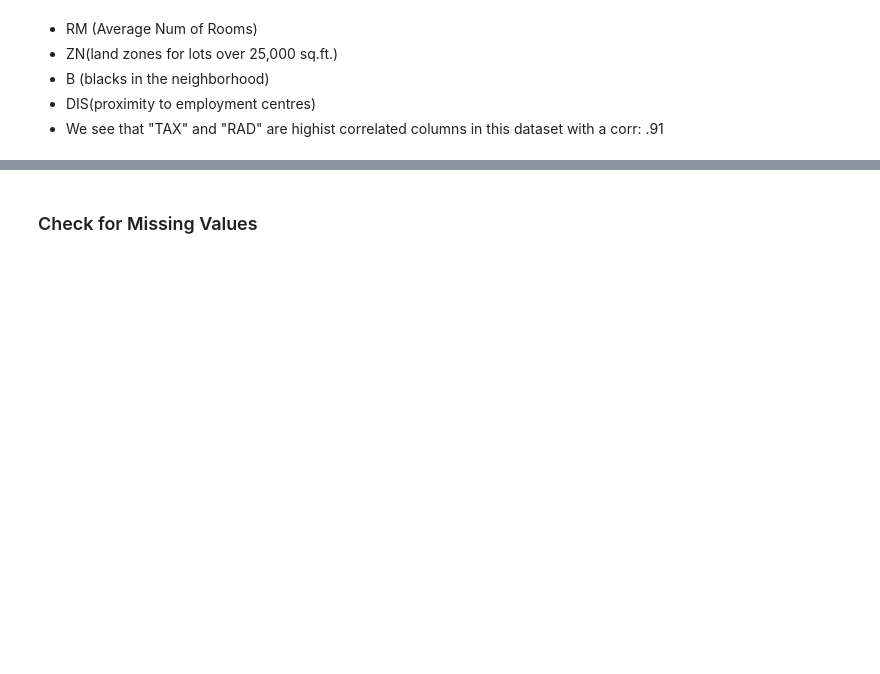
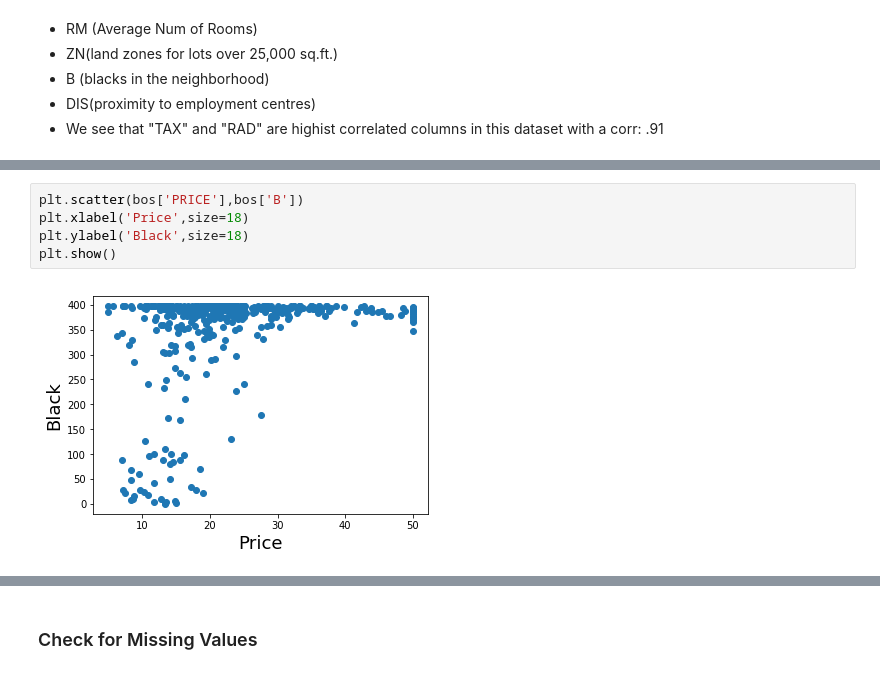
Before and after one commit to Andre-Williams22/DS-2.1-Machine-Learning, a Jupyter notebook: Homework/Boston_Housing Linear-Regression.ipynb, the cells around one changed output, grey strips where cells are left out. Drawn from its saved outputs; the diff is of its cells as text; blank space fills up the shorter version.

```diff
--- a/Homework/Boston_Housing Linear-Regression.ipynb
+++ b/Homework/Boston_Housing Linear-Regression.ipynb
@@ -99,0 +114,7 @@ corr.style.background_gradient(cmap = 'coolwarm') # let's color code correlation
+# %%
+plt.scatter(bos['PRICE'],bos['B'])
+plt.xlabel('Price',size=18)
+plt.ylabel('Black',size=18)
+plt.show()
+# %% [output]
+[figure, added]
```
Also changed, not shown: parts of 9 cells of this notebook.
